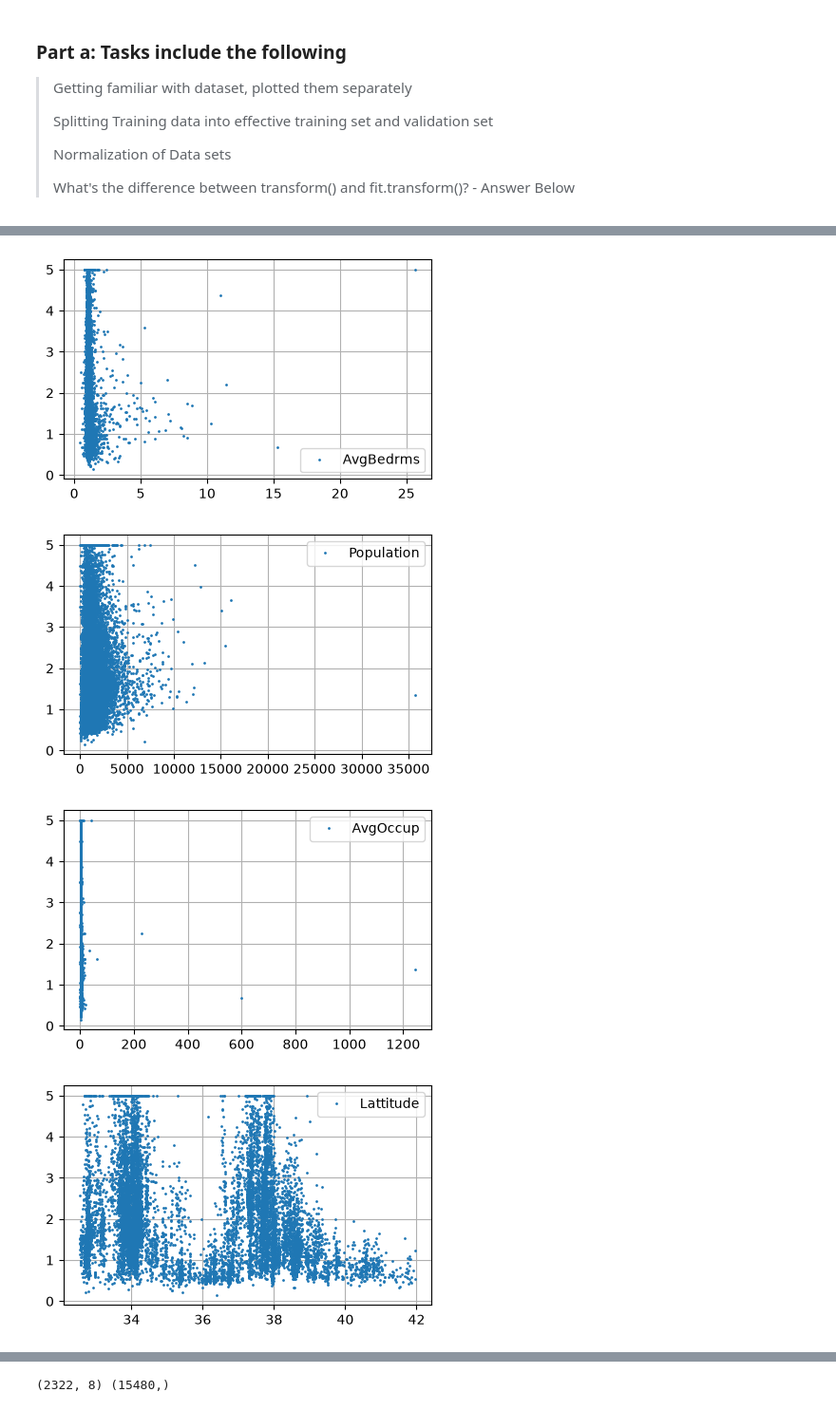
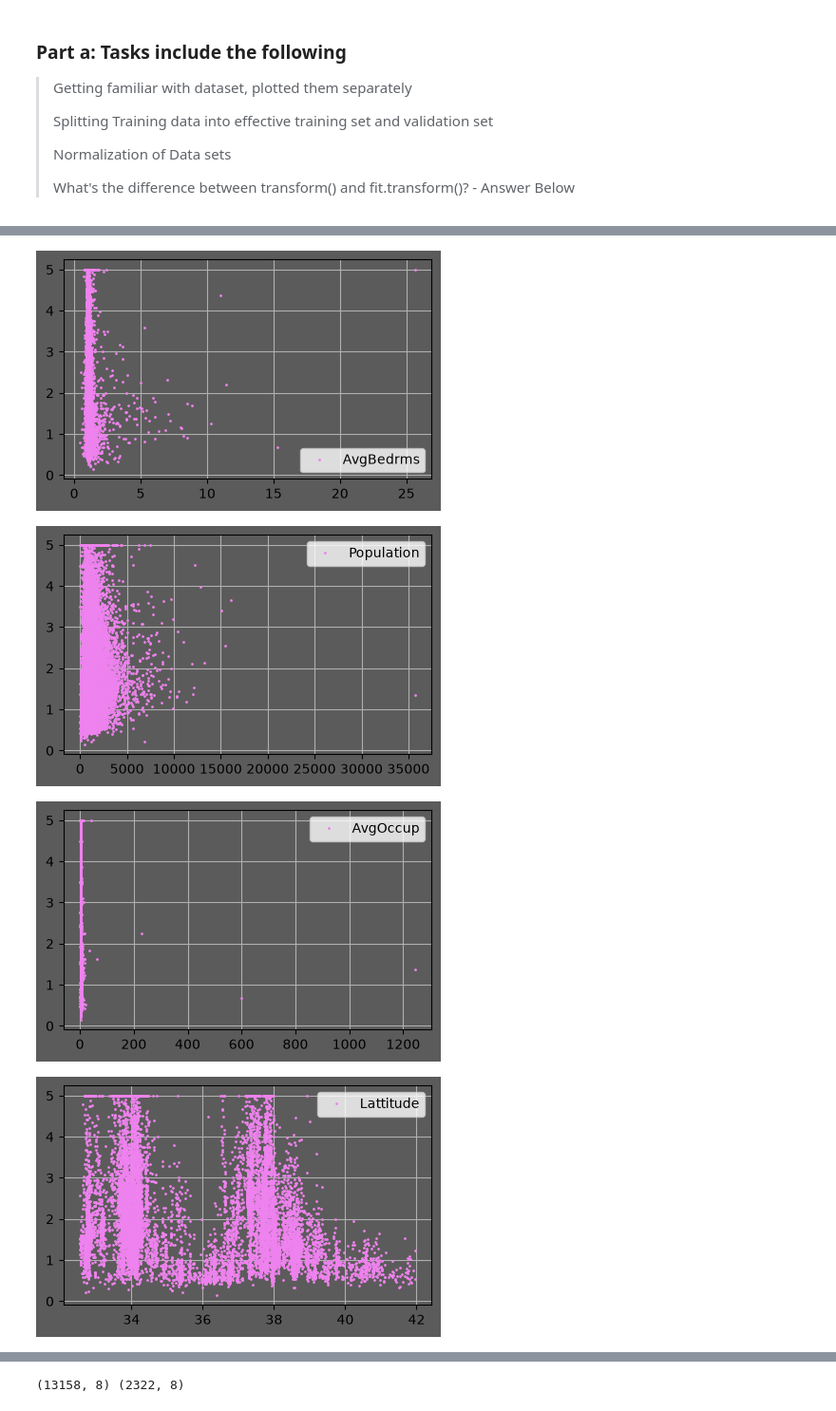
Before and after one commit to OverAmpJinx/NeuralPlayground, a Jupyter notebook: DL-Assignments/assigmnent1.ipynb, the cells around one changed output, grey strips where cells are left out. Shown at 95% size. Cells and saved outputs as stored; diff of their text form; code cells hidden in the pictures.

```diff
--- a/DL-Assignments/assigmnent1.ipynb
+++ b/DL-Assignments/assigmnent1.ipynb
@@ -13,7 +13,7 @@ from sklearn.preprocessing import StandardScaler, Normalizer
 
 device = torch.device("mps" if torch.backends.mps.is_available() else "cpu")
 X, y = fetch_california_housing(return_X_y=True)
-X_train_tot, X_test, y_train, y_test = train_test_split(X, y, test_size=0.25, random_state=302)
+X_train_tot, X_test, y_train_tot, y_test = train_test_split(X, y, test_size=0.25, random_state=302)
 # %% [markdown]
 ### Part a: Tasks include the following
 > Getting familiar with dataset, plotted them separately
@@ -25,7 +25,7 @@ X_train_tot, X_test, y_train, y_test = train_test_split(X, y, test_size=0.25, ra
 > What's the difference between transform() and fit.transform()? - Answer Below
 # %%
 # Split Training Data into Training and Validation Sets first
-X_val, X_train, y_val, y_train2 = train_test_split(X_train_tot, y_train, test_size=0.15, random_state=302)
+X_train, X_val, y_train, y_val = train_test_split(X_train_tot, y_train_tot, test_size=0.15, random_state=302)
 scaler = StandardScaler()
 train_split = scaler.fit_transform(X_train)
 val_split = scaler.transform(X_val)
@@ -36,11 +36,23 @@ features = [
     "MedianIncome", "HouseAge", "AvgRooms", "AvgBedrms", "Population", "AvgOccup", "Lattitude", "Longitude"
 ]
 for i in range (len(features)):
-    plt.figure(figsize=(5, 3))
-    plt.plot(X_val[:, i], y_val, 'o', label=features[i], markersize=1)
+    plt.figure(figsize=(5, 3), facecolor='#5C5B5B')
+    plt.plot(X_train[:, i], y_train, 'o', label=features[i], markersize=1, color='violet')
     plt.legend()
+    ax = plt.gca()
+    ax.set_facecolor("#5C5B5B") # just taken from stackoverflow, i like my plots dark
     plt.grid(True)
     plt.show()
 
-print(X_train.shape, y_train.shape)
+# map of california with the data points
+plt.figure(figsize=(10, 6), facecolor="#5C5B5B")
+plt.plot(X[:, 7], X[:, 6], 'o', markersize=1, color='violet')
+plt.xlabel('Longitude')
+plt.ylabel('Latitude')
+plt.axis('equal')
+plt.title('California created with data points')
+plt.grid(True)
+plt.show()
+
+print(train_split.shape, val_split.shape) # just checking
 # %% [output]
@@ -50,4 +62,4 @@ print(X_train.shape, y_train.shape)
-[figure, old version]
+[figure, new version]
-[figure, old version]
+[figure, new version]
-[figure, old version]
+[figure, new version]
-[figure, old version]
+[figure, new version]
@@ -55 +68 @@ print(X_train.shape, y_train.shape)
-(2322, 8) (15480,)
+(13158, 8) (2322, 8)
```
Also changed, not shown: parts of 2 cells of this notebook, 2 other files.
